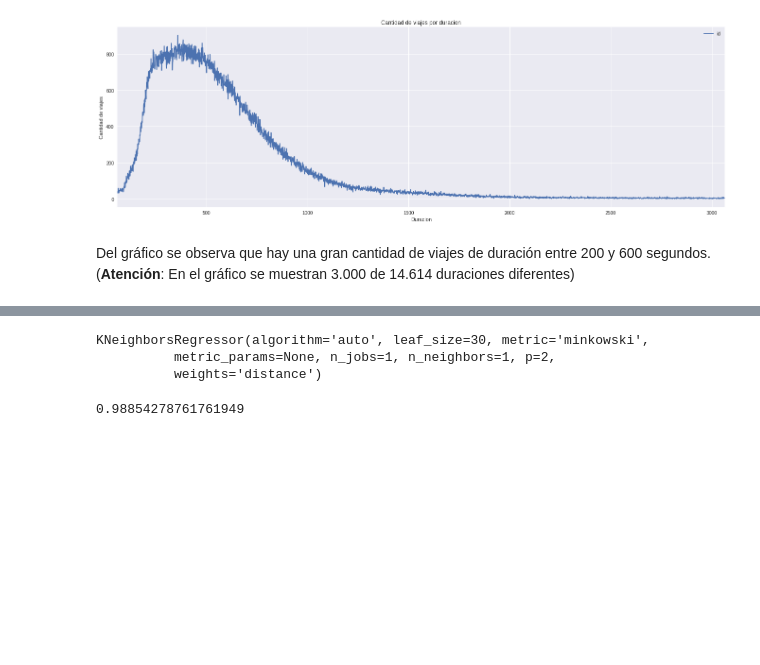
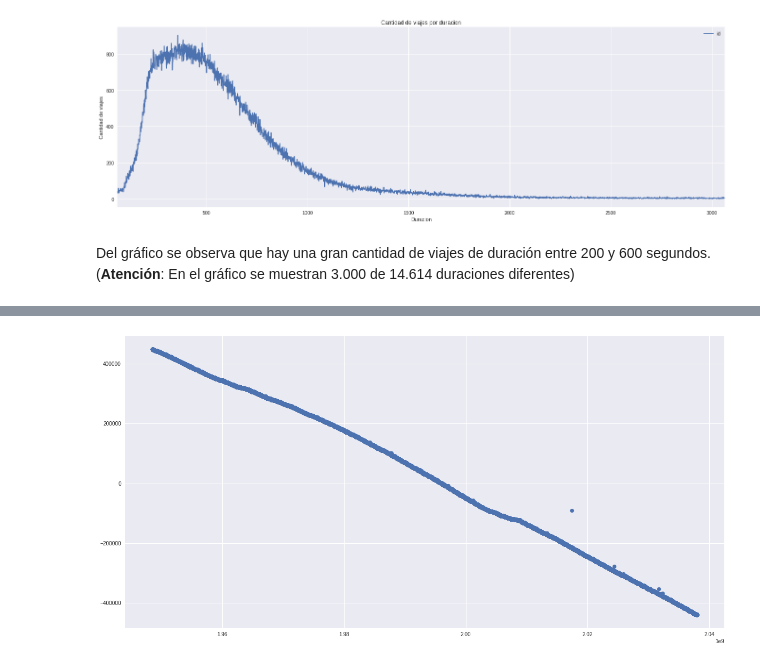
Before and after one commit to frisjon/tp2, a Jupyter notebook: trabajo_practico_2.ipynb, the cells around one changed output, grey strips where cells are left out. Drawn from its saved outputs; the diff is of its cells as text; code cells hidden in the pictures; blank space fills up the shorter version.

```diff
--- a/trabajo_practico_2.ipynb
+++ b/trabajo_practico_2.ipynb
@@ -227,3 +91,0 @@ def sub_type(sub):
-# %%
-# Convertimos el tipo de subscripcion a valores numericos
-train.sub_type = train.sub_type.map(sub_type)
@@ -582,10 +92,35 @@ knn = neighbors.KNeighborsRegressor(1,"distance")
-# %%
-knn.fit(X_trainK, y_trainK)
-# %% [output]
-KNeighborsRegressor(algorithm='auto', leaf_size=30, metric='minkowski',
-          metric_params=None, n_jobs=1, n_neighbors=1, p=2,
-          weights='distance')
-# %%
-knn.score(X_testK, y_testK)
-# %% [output]
-0.98854278761761949
+# %%
+#Cambiamos los nombres de los features, para que sea mas facil de leer.
+nombres = {'subscription_type':  'sub_type',
+           'start_station_name': 'ss_name',
+           'end_station_name':   'es_name',
+           'start_station_id':   'sid',
+           'end_station_id':     'es_id',
+           'start_date':         's_date',
+           'end_date':           'e_date',
+           'zip_code':           'z_code',
+           'bike_id':            'b_id'}
+
+train.rename(columns=nombres, inplace=True)
+test.rename( columns=nombres, inplace=True)
+# %%
+def subscriber(sub_type):
+    if sub_type == 'Customer': return 0
+    return 1
+# %%
+cp_train = train
+cp_train = cp_train.drop(['ss_name','es_name','z_code'], axis=1)
+cp_train['s_date'] = pd.to_datetime(cp_train['s_date'], format='%m/%d/%Y %H:%M').astype(np.int64) // 10**9
+cp_train['e_date'] = pd.to_datetime(cp_train['e_date'], format='%m/%d/%Y %H:%M').astype(np.int64) // 10**9
+#cp_train['z_code'] = cp_train['z_code'].astype(np.int64)
+cp_train['sub_type'] = cp_train['sub_type'].map(subscriber)
+# %%
+from sklearn.decomposition import TruncatedSVD
+
+svd = TruncatedSVD(n_components=2, n_iter=7)
+X   = svd.fit_transform(cp_train.values)
+
+plt.figure(figsize=(20, 10));
+plt.scatter(X[:, 0], X[:, 1]);
+# %% [output]
+[figure, added]
```
Also changed, not shown: parts of 109 cells of this notebook, 1 other file.
